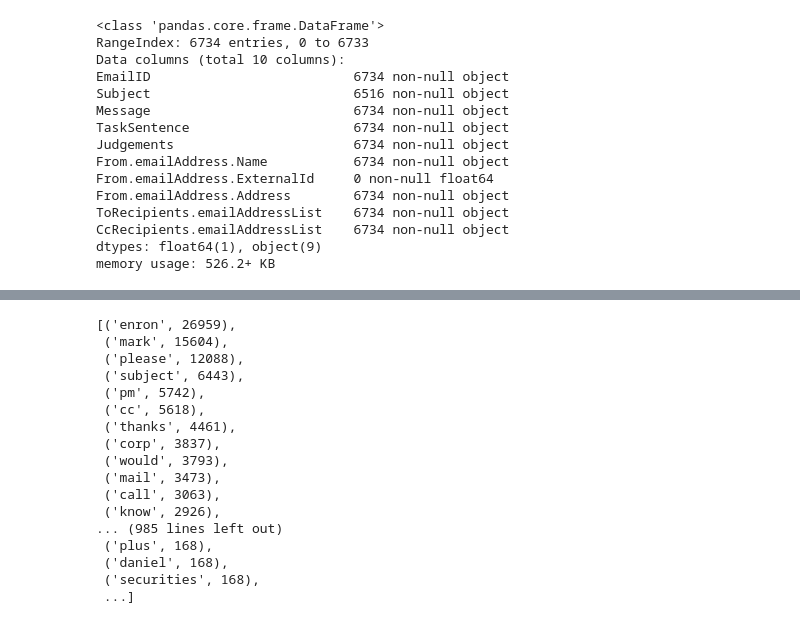
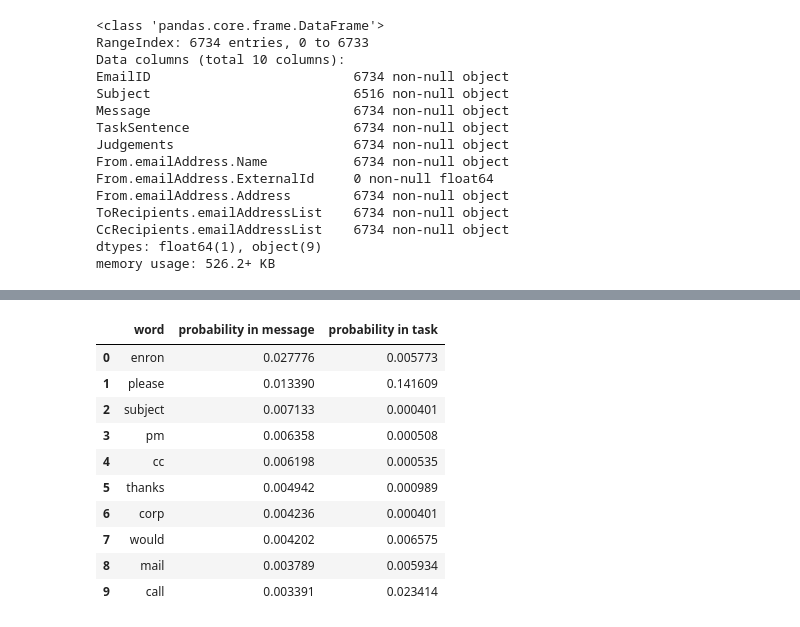
Before and after one commit to georgetao/extraction, a Jupyter notebook: notebooks/Content Selection EDA.ipynb, the cells around one changed output, grey strips where cells are left out. Saved outputs shown, nothing was run; the diff lists cells and outputs as text; code cells hidden in the pictures.

```diff
--- a/notebooks/Content Selection EDA.ipynb
+++ b/notebooks/Content Selection EDA.ipynb
@@ -119,24 +123,0 @@ plot_bars(x_task_3, y_task_3, x_message_3, y_message_3)
-# %%
-# probability a word is from task or message
-
-ngrams("Message", 1)
-# %% [output]
-[('enron', 26959),
- ('mark', 15604),
- ('please', 12088),
- ('subject', 6443),
- ('pm', 5742),
- ('cc', 5618),
- ('thanks', 4461),
- ('corp', 3837),
- ('would', 3793),
- ('mail', 3473),
- ('call', 3063),
- ('know', 2926),
-... (985 lines left out)
- ('plus', 168),
- ('daniel', 168),
- ('securities', 168),
- ...]
-# %%
-for word in message vocab,
@@ -148,0 +124,41 @@ for word in message vocab,
+# %%
+# find total counts for words in Message and TaskSentence
+
+message_counts = ngrams("Message", 1)
+message_dict = dict(message_counts)
+total_messages = sum(message_dict.values())
+
+task_counts = ngrams("TaskSentence", 1)
+task_dict = dict(task_counts)
+total_tasks = sum(task_dict.values())
+# %%
+# probability a word is from task or message
+
+def find_probs(word):
+    message_prob = message_dict[word]/total_messages
+    try:
+        task_prob = task_dict[word]/total_tasks
+    except:
+        task_prob = 0
+    return [word, message_prob, task_prob]
+
+# make df of probabilities
+
+probs = [find_probs(w) for w in message_dict.keys()]
+prob_df = pd.DataFrame(data=probs, columns=["word", "probability in message", "probability in task"])
+# %%
+# sorted by likeliness in message
+
+prob_df.sort_values(["probability in message"], ascending=False)[0:10]
+# %% [output]
+|  | word | probability in message | probability in task |
+| 0 | enron | 0.027776 | 0.005773 |
+| 1 | please | 0.013390 | 0.141609 |
+| 2 | subject | 0.007133 | 0.000401 |
+| 3 | pm | 0.006358 | 0.000508 |
+| 4 | cc | 0.006198 | 0.000535 |
+| 5 | thanks | 0.004942 | 0.000989 |
+| 6 | corp | 0.004236 | 0.000401 |
+| 7 | would | 0.004202 | 0.006575 |
+| 8 | mail | 0.003789 | 0.005934 |
+| 9 | call | 0.003391 | 0.023414 |
```
Also changed, not shown: parts of 14 cells of this notebook.
